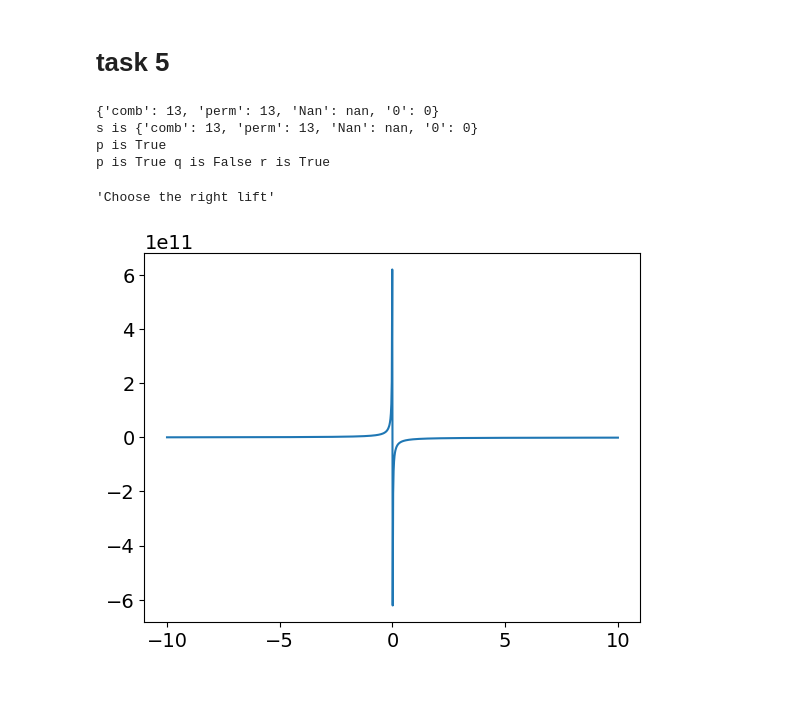
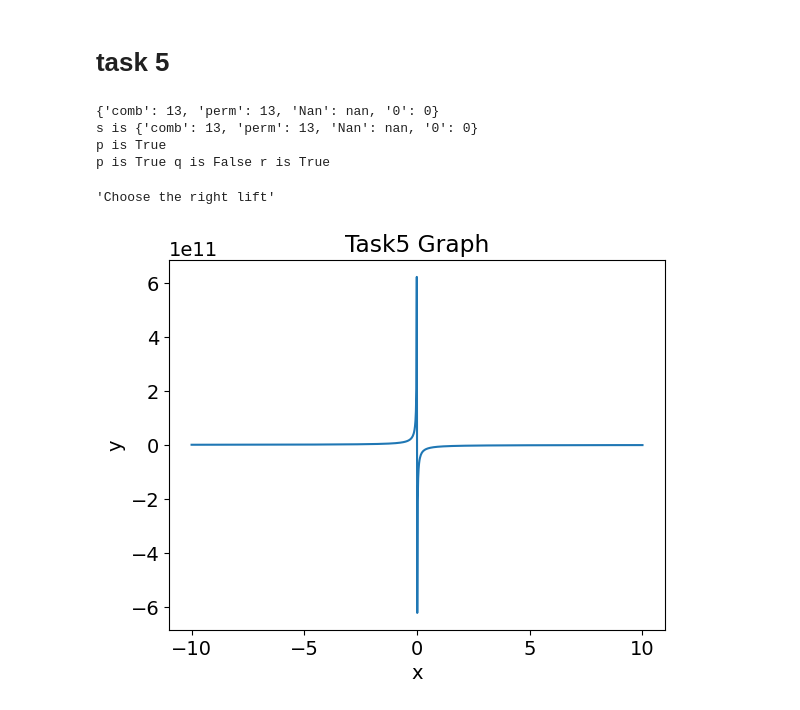
Before and after one commit to xmrenigmax/L4_MathsAssignmentRepo, a Jupyter notebook: Riley's Code/maths_assignment.ipynb, the cells around one changed output. Drawn from its saved outputs; the diff is of its cells as text; code cells hidden in the pictures.

```diff
--- a/Riley's Code/maths_assignment.ipynb
+++ b/Riley's Code/maths_assignment.ipynb
@@ -261,6 +261,12 @@ def evaluate_task5():
     x = np.linspace(-10, 10, 1000)
     y = -(math.factorial(a) / x)
     plt.plot(x, y)
+
+    # add labels and title
+    plt.xlabel('x')
+    plt.ylabel('y')
+    plt.title('Task5 Graph')
+
     s['Nan'] = sp.nan
     s['0'] = 0
     print(s)
@@ -272,32 +278,32 @@ def evaluate_task5():
         return True
 
     print(f"s is {s}")
 
     # check if the values are in the set
     p = {s['comb'], s['perm']}.intersection({a, 0}) == {a}
     print(f"p is {p}")
     q = {-math.inf}.issubset(s.values())
     r = {0}.issubset(s.values())
 
     # print the values of p, q, and r
     print("p is", p, "q is", q, "r is", r)
 
     # define the boolean algebra function
     def boolean_algebra(p, q, r):
         return (q ^ p) ^ r and implies(not q, not r)
 
     # check the left lift condition and return the result
-    left_lift_condition = boolean_algebra(p, q, r)a
+    left_lift_condition = boolean_algebra(p, q, r)
     if left_lift_condition:
         return "Choose the left lift"
     else:
         return "Choose the right lift"
 
 evaluate_task5()
 # %% [output]
 {'comb': 13, 'perm': 13, 'Nan': nan, '0': 0}
 s is {'comb': 13, 'perm': 13, 'Nan': nan, '0': 0}
 p is True
 p is True q is False r is True
 'Choose the right lift'
-[figure, old version]
+[figure, new version]
```
Also changed, not shown: parts of 1 cell of this notebook, 1 other file.
